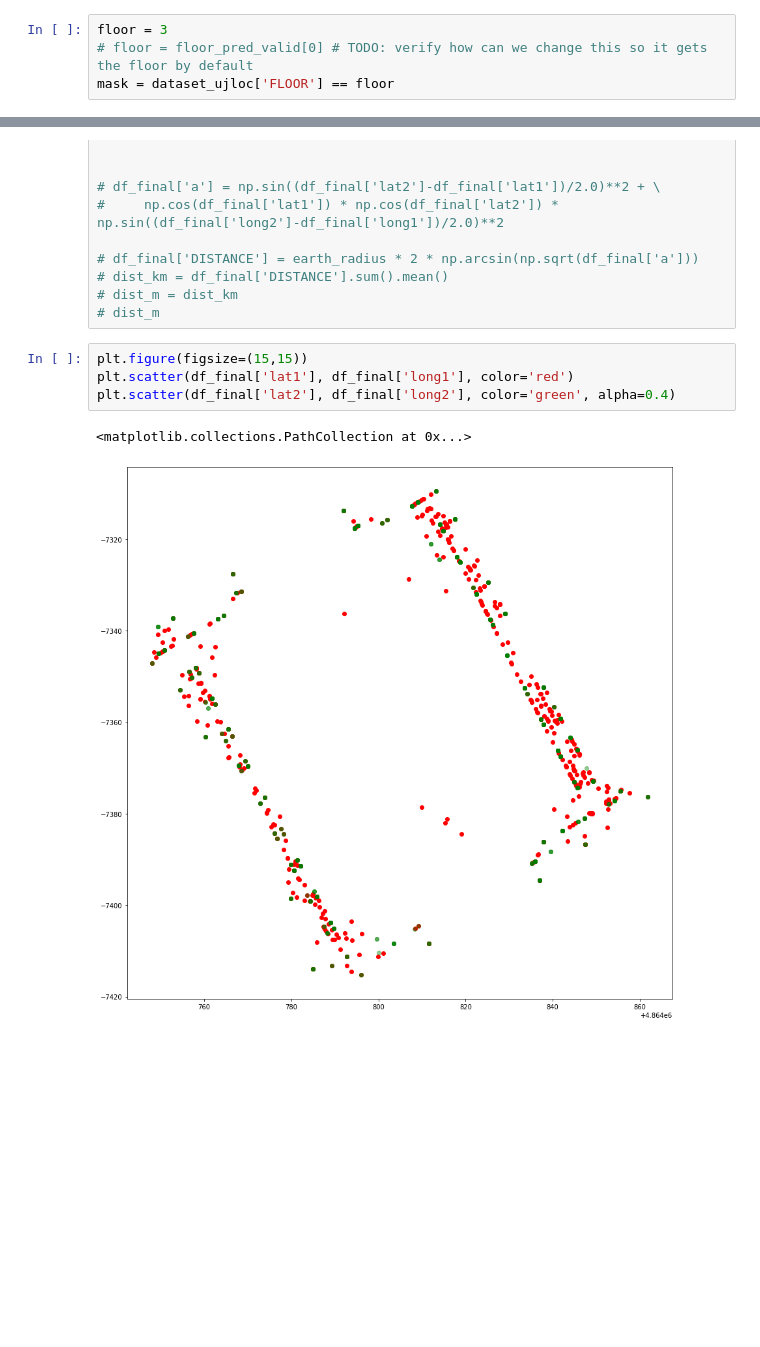
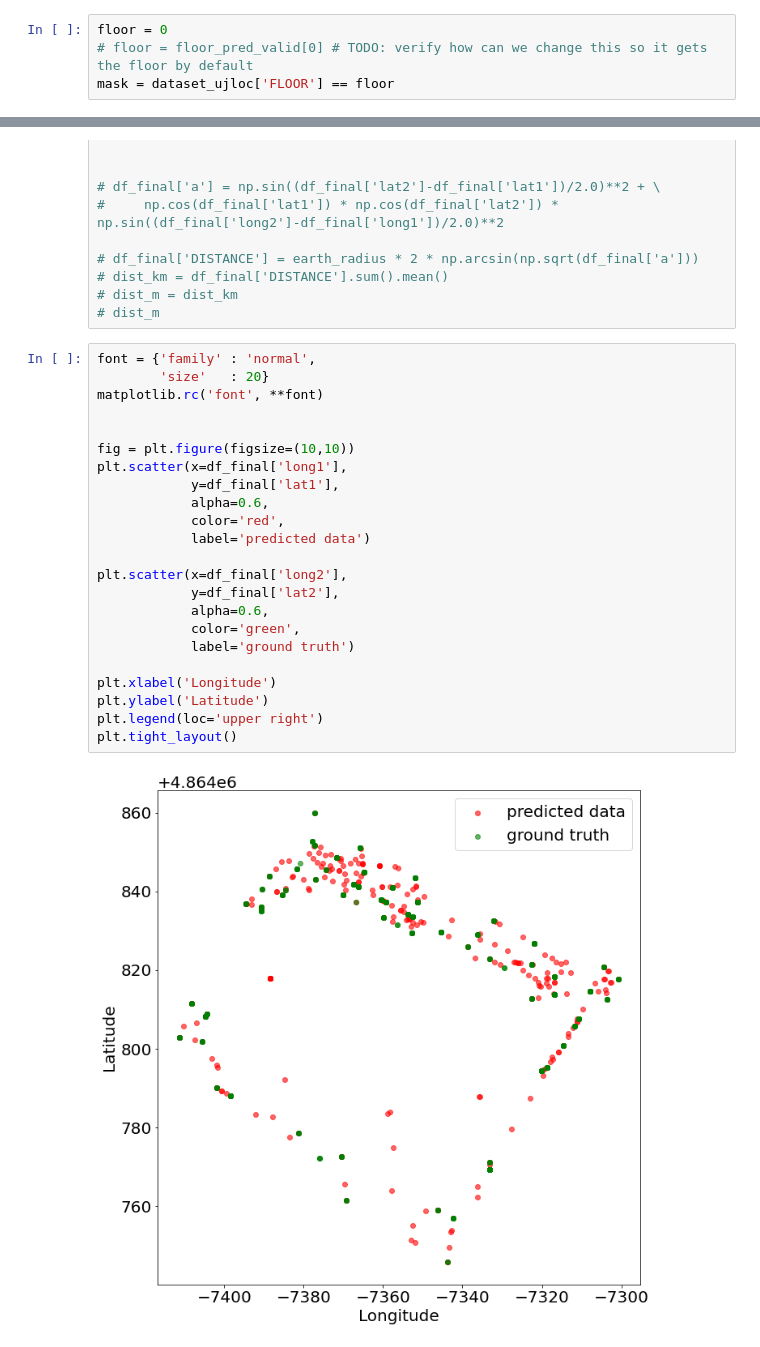
Before and after one commit to enacheandrei7/indoor-localization-dnn-knn-lstm, a Jupyter notebook: wifi_estimation_dnn_knn/Disertation program - DNN and Improved KNN.ipynb, the cells around one changed output, grey strips where cells are left out. Cells and saved outputs as stored; diff of their text form; blank space fills up the shorter version.

```diff
--- a/wifi_estimation_dnn_knn/Disertation program - DNN and Improved KNN.ipynb
+++ b/wifi_estimation_dnn_knn/Disertation program - DNN and Improved KNN.ipynb
@@ -543,7 +545,7 @@ weighted avg       0.85      0.82      0.83       268
 # %% [markdown]
 #### 8.1.1. Selecting the cluster to which out values correspond to (the Floor)
 # %%
-floor = 3
+floor = 0
 # floor = floor_pred_valid[0] # TODO: verify how can we change this so it gets the floor by default
 mask = dataset_ujloc['FLOOR'] == floor
 # %%
@@ -699,9 +711,27 @@ df_final
 # dist_m = dist_km
 # dist_m
 # %%
-plt.figure(figsize=(15,15))
-plt.scatter(df_final['lat1'], df_final['long1'], color='red')
-plt.scatter(df_final['lat2'], df_final['long2'], color='green', alpha=0.4)
+font = {'family' : 'normal',
+        'size'   : 20}
+matplotlib.rc('font', **font)
+
+
+fig = plt.figure(figsize=(10,10))
+plt.scatter(x=df_final['long1'],
+            y=df_final['lat1'],
+            alpha=0.6,
+            color='red',
+            label='predicted data')
+
+plt.scatter(x=df_final['long2'],
+            y=df_final['lat2'],
+            alpha=0.6,
+            color='green',
+            label='ground truth')
+
+plt.xlabel('Longitude')
+plt.ylabel('Latitude')
+plt.legend(loc='upper right')
+plt.tight_layout()
 # %% [output]
-<matplotlib.collections.PathCollection at 0x...>
-[figure, old version]
+[figure, new version]
```
Also changed, not shown: parts of 22 cells of this notebook, 7 other files.
